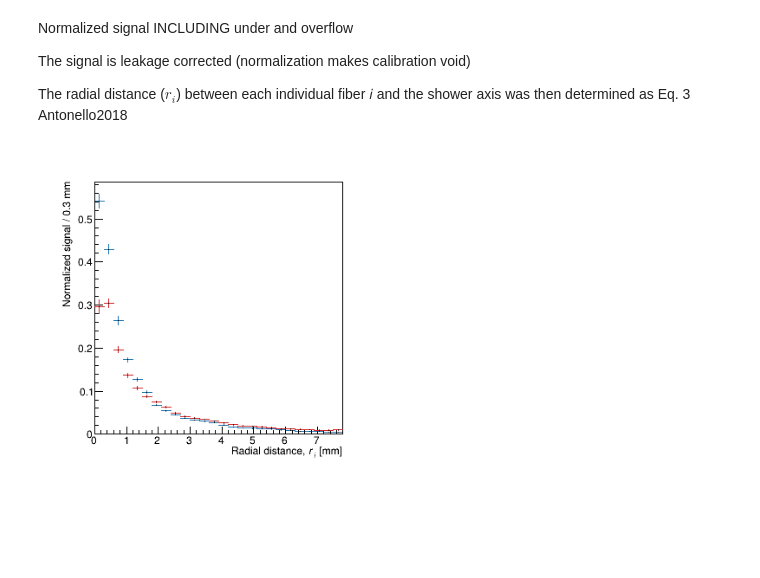
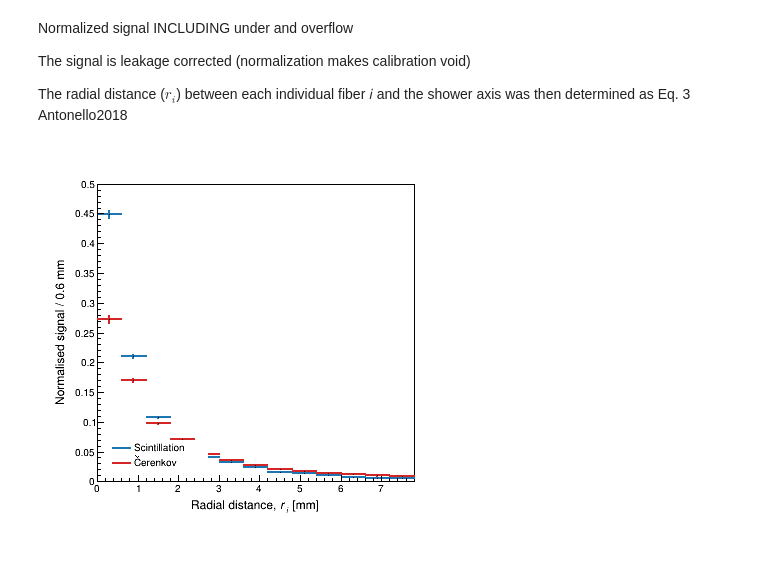
Before and after one commit to mollyhjorthjensen/DREAM, a Jupyter notebook: Analysis/validation.ipynb, the cells around one changed output. Saved outputs shown, nothing was run; the diff lists cells and outputs as text; code cells hidden in the pictures; blank space fills up the shorter version.

```diff
--- a/Analysis/validation.ipynb
+++ b/Analysis/validation.ipynb
@@ -468,6 +468,8 @@ c6.Draw()
 [figure]
 # %% [markdown]
 ## 3. Shower profiles
+# %%
+path = "/groups/hep/mojen/repositories/DREAM/Run/final_run/module"
 # %%
 getNij_code = '''
 using namespace ROOT::VecOps;
@@ -530,23 +532,18 @@ True
 # create dataframes
 treeName = "B4"
 rdf_profile = dict()
-for s in ['electron_10GeV', 'electron_40GeV']:
+for s in ['10GeV', '40GeV']:
     fileName = os.path.join(path, f"{s}/{s}.root")
     rdf_profile[s] = ROOT.ROOT.RDataFrame(treeName, os.path.join(path, fileName))
     # define new columns
     rdf_profile[s] = rdf_profile[s].Define("VecSignalScnt_corr", leakageCorrection("VecSignalScnt"))
     rdf_profile[s] = rdf_profile[s].Define("VecSignalCkov_corr", leakageCorrection("VecSignalCkov"))
-#     rdf_profile[s] = rdf_profile[s].Define("VecSignalScnt_cal", f"VecSignalScnt_corr*{S_cal}")
-#     rdf_profile[s] = rdf_profile[s].Define("VecSignalCkov_cal", f"VecSignalCkov_corr*{C_cal}")
 # %%
-for s, v in zip(['electron_10GeV', 'electron_40GeV'], ["Scnt", "Ckov"]):
-#     rdf_profile[s] = rdf_profile[s].Define("xbins", "0.6*RVec<double>(getArange(50))")
+for s, v in zip(['10GeV', '40GeV'], ["Scnt", "Ckov"]):
     rdf_profile[s] = rdf_profile[s].Define(f"{v}_i", f"getNi(VecIndex{v}, VoxelsAlongY)")
     rdf_profile[s] = rdf_profile[s].Define(f"{v}_j", f"getNj(VecIndex{v}, VoxelsAlongY)")
     rdf_profile[s] = rdf_profile[s].Define(f"{v}_x", f"{v}_j-VecShower{v}CoMj.at(0)")
     rdf_profile[s] = rdf_profile[s].Define(f"{v}_y", f"{v}_i-VecShower{v}CoMi.at(0)")
-#     rdf_profile[s] = rdf_profile[s].Define(f"{v}_norm", f"VecSignal{v}_corr/Sum(VecSignal{v}_corr)")
-    rdf_profile[s] = rdf_profile[s].Define(f"{v}_norm", f"RVec<double>(VecSignal{v})/Sum(VecSignal{v})")
+    rdf_profile[s] = rdf_profile[s].Define(f"{v}_norm", f"VecSignal{v}_corr/Sum(VecSignal{v}_corr)")
+#     rdf_profile[s] = rdf_profile[s].Define(f"{v}_norm", f"RVec<double>(VecSignal{v})/Sum(VecSignal{v})")
     rdf_profile[s] = rdf_profile[s].Define(f"{v}_r_mm", f"1.5*getRadialDistance({v}_x, {v}_y)")
-#     rdf_profile[s] = rdf_profile[s].Define(f"{v}_radialProfile", f"getRadialProfile({v}_r_mm, VecSignal{v}_cal, xbins)")
-#     rdf_profile[s] = rdf_profile[s].Define(f"{v}_radialProfile", f"getRadialProfile({v}_r_mm, VecSignal{v}_corr, xbins)")
@@ -580,5 +550,5 @@ TypeError: can not resolve method template call for 'Histo2D'
 # %%
-binwidth = 0.3
+binwidth = 0.6
 xlow = 0.
 xup = 1.5*np.sqrt(2*8**2)
 nbins = int(np.ceil((xup-xlow)/binwidth))
@@ -595,37 +565,56 @@ The signal is leakage corrected (normalization makes calibration void)
 The radial distance ($r_i$) between each individual fiber 𝑖 and the
 shower axis was then determined as Eq. 3 Antonello2018
 # %%
-c8 = ROOT.TCanvas("c8", "c8", 800, 400)
+c8 = ROOT.TCanvas("c8", "c8", 400, 400)
 ROOT.gStyle.SetOptStat(0)
-c8.Divide(2)
-x = [["Scnt_r_mm", "Ckov_r_mm"], ["xbins", "xbins"]]
-# y = [["VecSignalScnt_cal", "VecSignalCkov_cal"], ["Scnt_radialProfile", "Ckov_radialProfile"]]
-# y = [["VecSignalScnt", "VecSignalCkov"], ["Scnt_radialProfile", "Ckov_radialProfile"]]
-y = [["Scnt_norm", "Ckov_norm"], ["Scnt_radialProfile", "Ckov_radialProfile"]]
-p = [[None, None], [None, None]]
+x = ["Scnt_r_mm", "Ckov_r_mm"]
+y = ["Scnt_norm", "Ckov_norm"]
+p = [None, None]
 p_norm = p.copy()
-for i in range(1):
-    c8.cd(i+1)
-    ROOT.gPad.SetLeftMargin(0.15)
-    p[i][0] = rdf_profile['electron_10GeV'].Profile1D(model, x[i][0], y[i][0])
-    p[i][1] = rdf_profile['electron_40GeV'].Profile1D(model, x[i][1], y[i][1])
-#     if i == 0:
-    p[i][0].Draw("SAME")
-    p[i][1].Draw("SAME")
-#     else:
-#     p_norm[i][0] = p[i][0].DrawNormalized("SAME")
-#     p_norm[i][1] = p[i][1].DrawNormalized("SAME")
+ROOT.gPad.SetLeftMargin(0.15)
+ROOT.gPad.SetRightMargin(0.05)
+p[0] = rdf_profile['10GeV'].Profile1D(model, x[0], y[0])
+p[1] = rdf_profile['40GeV'].Profile1D(model, x[1], y[1])
+p[0].Draw("SAME")
+p[1].Draw("SAME")
 
-    p_norm[i][0].SetLineColor(palette['blue'].GetNumber())
-    p_norm[i][1].SetLineColor(palette['red'].GetNumber())
-    p_norm[i][0].GetXaxis().SetRangeUser(0., 7.8)
-#     p_norm[i][0].GetYaxis().SetRangeUser(0., .4)
-    p_norm[i][0].GetXaxis().SetTitle("Radial distance, #it{r_{i}} [mm]")
-    p_norm[i][0].GetYaxis().SetTitle(f"Normalized signal / {binwidth} mm")
+p[0].SetLineWidth(2)
+p[1].SetLineWidth(2)
+
+p[0].SetLineColor(palette['blue'].GetNumber())
+p[1].SetLineColor(palette['red'].GetNumber())
+
+p[0].GetXaxis().SetTitle("Radial distance, #it{r_{i}} [mm]")
+p[0].GetXaxis().SetRangeUser(0., 7.8)
+p[0].GetXaxis().SetTickLength(.02)
+p[0].GetXaxis().SetLabelSize(0.03)
+p[0].GetXaxis().CenterTitle()
+p[0].GetXaxis().SetTitleOffset(1.2)
+
+p[0].GetYaxis().SetTitle(f"Normalised signal / {binwidth} mm")
+p[0].GetYaxis().SetRangeUser(0., 0.5)
+p[0].GetYaxis().SetTickLength(.02)
+p[0].GetYaxis().SetLabelSize(0.03)
+p[0].GetYaxis().CenterTitle()
+p[0].GetYaxis().SetTitleOffset(1.6)
+
+# legend
+x1 = c8.GetLeftMargin() + 0.03
+x2 = x1 + 0.25
+y1 = c8.GetBottomMargin() + 0.03
+y2 = y1 + 0.08
+legend = ROOT.TLegend(x1, y1, x2, y2)
+legend.SetFillColor(0)
+#legend.SetTextAlign(ROOT.kHAlignLeft+ROOT.kVAlignTop)
+legend.SetBorderSize(0)
+legend.SetTextSize(0.03)
+legend.AddEntry(p[0].GetValue(), "Scintillation", "l")
+legend.AddEntry(p[1].GetValue(), "#check{C}erenkov", "l")
+legend.Draw()
 
 c8.Update()
 c8.Draw()
 # %% [output]
-[figure, old version]
+[figure, new version]
 # %% [markdown]
 #
```
Also changed, not shown: parts of 3 cells of this notebook.
